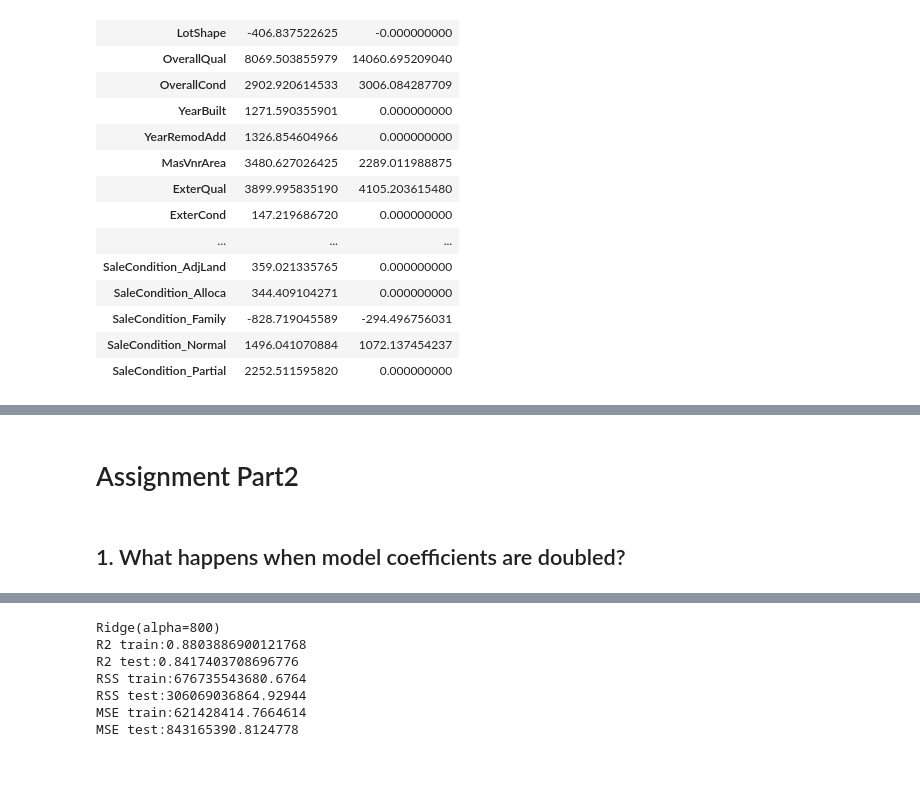
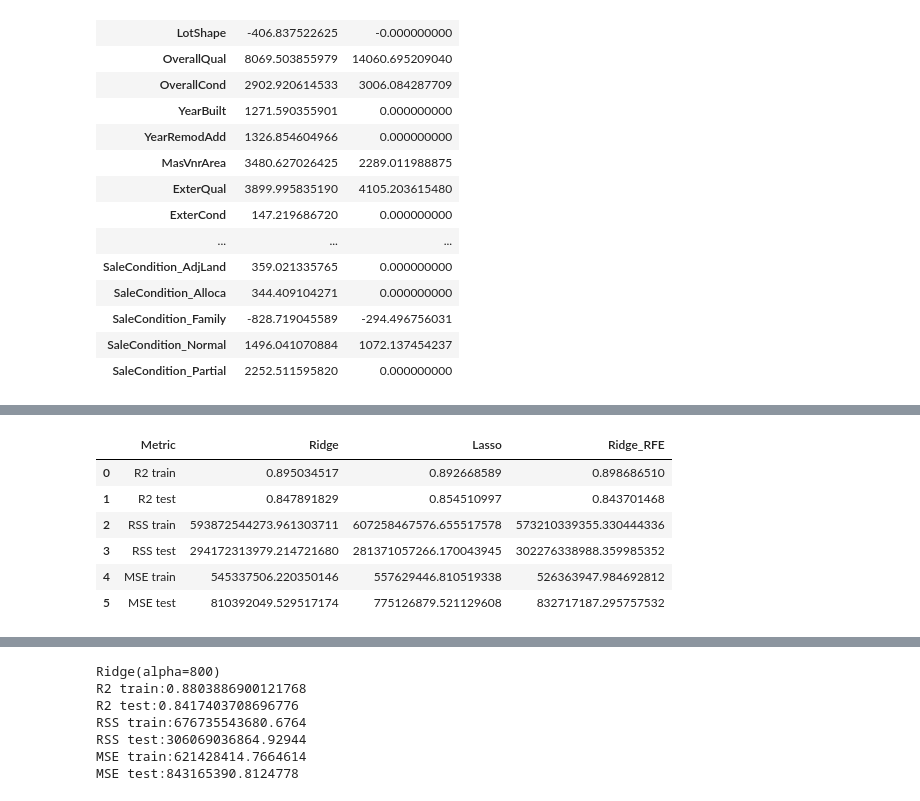
Before and after one commit to maniraj1234/AdvancedRegression, a Jupyter notebook: HousingPricePrediction.ipynb, the cells around one changed output, grey strips where cells are left out. Drawn from its saved outputs; the diff is of its cells as text; code cells hidden in the pictures; blank space fills up the shorter version.

```diff
--- a/HousingPricePrediction.ipynb
+++ b/HousingPricePrediction.ipynb
@@ -703,0 +793,7 @@ def plot_residual_analysis(model):
+# %%
+#Fitting Ridge model for alpha = 50 and printing coefficients which have been penalised
+alpha = 50
+ridge_rfe = Ridge(alpha=alpha)
+
+ridge_rfe.fit(X_train[ridge_rfe_cols], y_train)
+metric_ridge_rfe = get_model_metrics(ridge_rfe, ridge_rfe_cols)
@@ -881,4 +959,17 @@ GrLivArea, OverallQual, Neighborhood_NridgHt, GarageCars, SaleType_New, BldgType
-# %% [markdown]
-# Assignment Part2
-# %% [markdown]
-## 1. What happens when model coefficients are doubled?
+# %%
+betas = pd.DataFrame()#index=X.columns)
+betas['Metric'] = ['R2 train','R2 test', 'RSS train', 'RSS test', 'MSE train', 'MSE test']
+betas['Ridge'] = metric_ridge
+betas['Lasso'] = lasso_metrics
+betas['Ridge_RFE'] = metric_ridge_rfe
+pd.set_option('display.max_rows', None)
+pd.set_option('display.float_format', '{:.9f}'.format)
+betas
+# %% [output]
+|  | Metric | Ridge | Lasso | Ridge_RFE |
+| 0 | R2 train | 0.895034517 | 0.892668589 | 0.898686510 |
+| 1 | R2 test | 0.847891829 | 0.854510997 | 0.843701468 |
+| 2 | RSS train | 593872544273.961303711 | 607258467576.655517578 | 573210339355.330444336 |
+| 3 | RSS test | 294172313979.214721680 | 281371057266.170043945 | 302276338988.359985352 |
+| 4 | MSE train | 545337506.220350146 | 557629446.810519338 | 526363947.984692812 |
+| 5 | MSE test | 810392049.529517174 | 775126879.521129608 | 832717187.295757532 |
```
Also changed, not shown: parts of 53 cells of this notebook.
